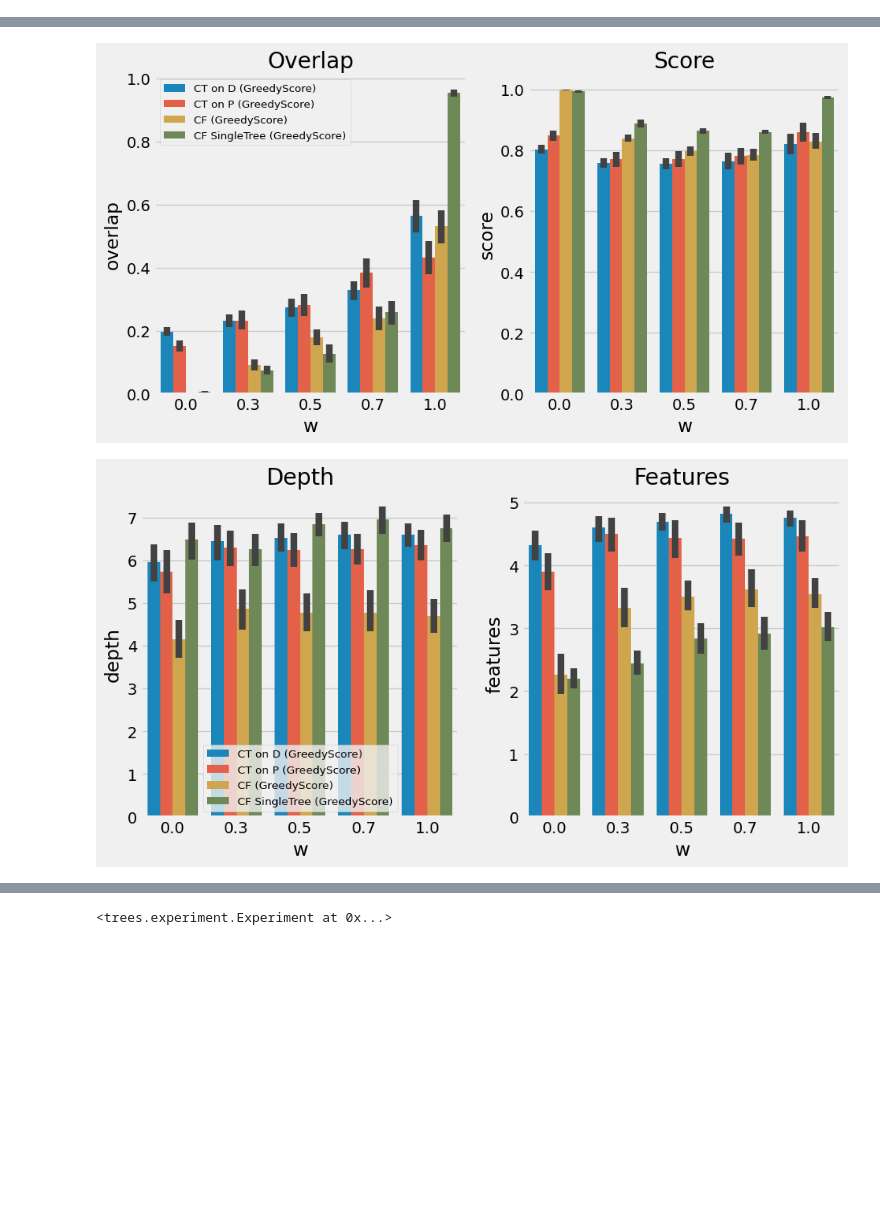
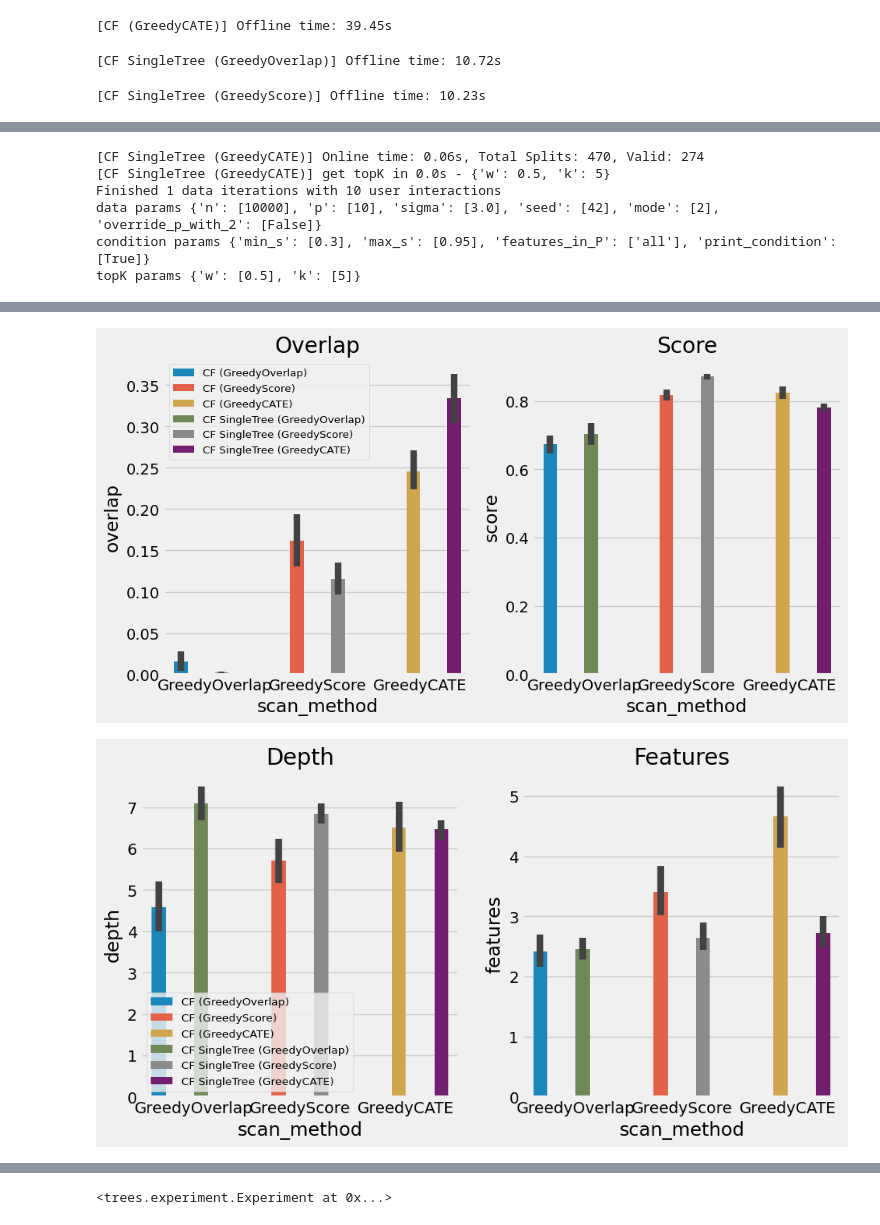
Before and after one commit to antonismand/Query-Driven-Data-Exploration-with-Heterogeneous-Treatment-Effects, a Jupyter notebook: experiments/weight.ipynb, the cells around one changed output, grey strips where cells are left out. Cells and saved outputs as stored; diff of their text form; code cells hidden in the pictures; blank space fills up the shorter version.

```diff
--- a/experiments/weight.ipynb
+++ b/experiments/weight.ipynb
@@ -31,9 +71,11 @@ topK params {'w': [0.5], 'k': [5]}
 # %%
 algs = [
-            CT(GreedyScore),
-            CTP(GreedyScore),
+            CF(GreedyOverlap),
             CF(GreedyScore),
+            CF(GreedyCATE),
+            CFT(GreedyOverlap),
             CFT(GreedyScore),
+            CFT(GreedyCATE)
         ]
-Experiment("w", w=[0, 0.3, 0.5, 0.7, 1], data_iterations=1, user_iterations=10, algorithms=algs, save_csv=False)
+Experiment("scan_method", data_iterations=1, user_iterations=10, algorithms=algs, save_csv=False)
 # %% [output]
@@ -43,0 +86,3 @@ topK params {'w': [0, 0.3, 0.5, 0.7, 1], 'k': [5]}
+[CF (GreedyCATE)] Offline time: 39.45s
+[CF SingleTree (GreedyOverlap)] Offline time: 10.72s
+[CF SingleTree (GreedyScore)] Offline time: 10.23s
@@ -43,0 +106,6 @@ topK params {'w': [0, 0.3, 0.5, 0.7, 1], 'k': [5]}
+[CF SingleTree (GreedyCATE)] Online time: 0.06s, Total Splits: 470, Valid: 274
+[CF SingleTree (GreedyCATE)] get topK in 0.0s - {'w': 0.5, 'k': 5}
+Finished 1 data iterations with 10 user interactions
+data params {'n': [10000], 'p': [10], 'sigma': [3.0], 'seed': [42], 'mode': [2], 'override_p_with_2': [False]}
+condition params {'min_s': [0.3], 'max_s': [0.95], 'features_in_P': ['all'], 'print_condition': [True]}
+topK params {'w': [0.5], 'k': [5]}
@@ -45,2 +113,2 @@ topK params {'w': [0, 0.3, 0.5, 0.7, 1], 'k': [5]}
-[figure, old version]
+[figure, new version]
-[figure, old version]
+[figure, new version]
@@ -49 +117 @@ topK params {'w': [0, 0.3, 0.5, 0.7, 1], 'k': [5]}
-<trees.experiment.Experiment at 0x...>
+<trees.experiment.Experiment at 0x...>
```
Also changed, not shown: parts of 5 cells of this notebook, 2 other files.
